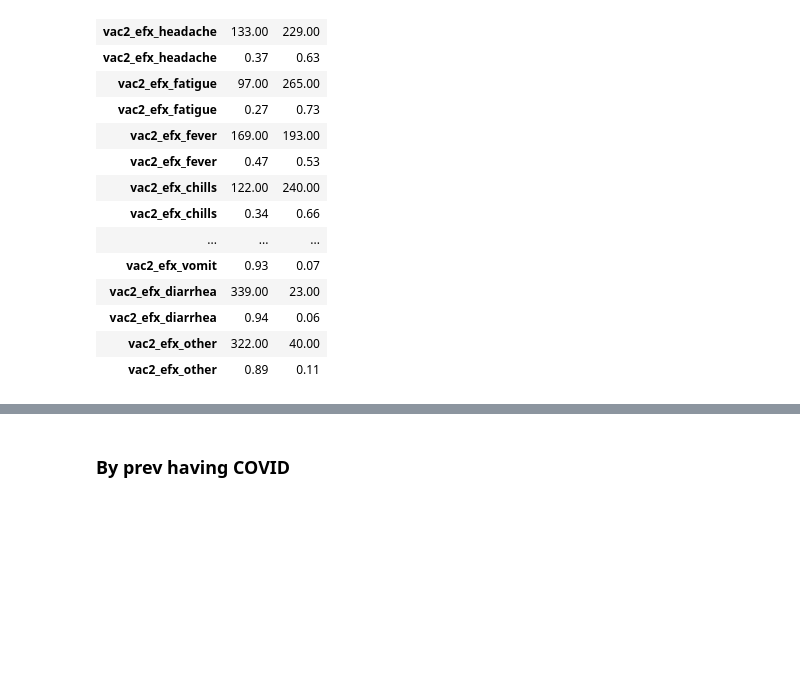
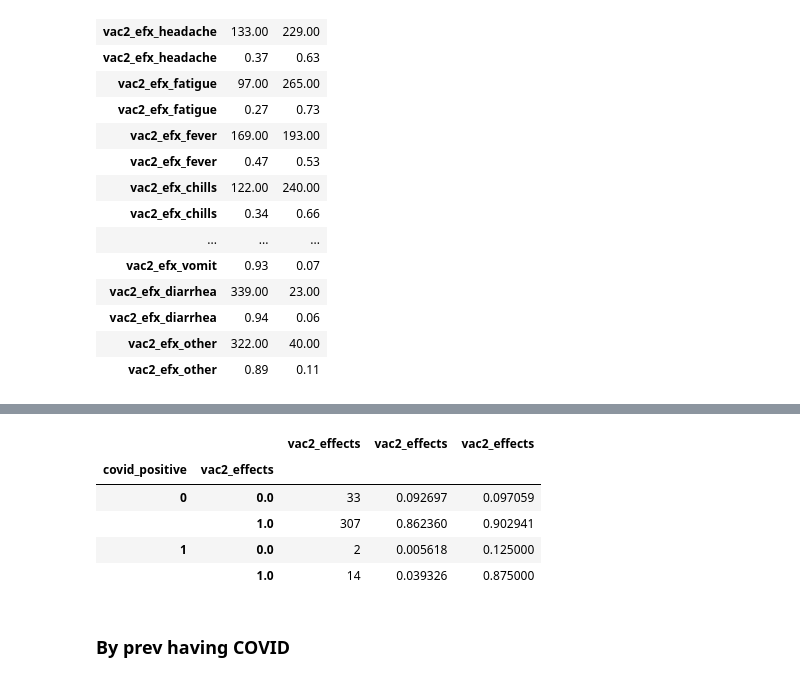
Before and after one commit to amillner/notebook_show, a Jupyter notebook: vaccine_survey.ipynb, the cells around one changed output, grey strips where cells are left out. Saved outputs shown, nothing was run; the diff lists cells and outputs as text; code cells hidden in the pictures; blank space fills up the shorter version.

```diff
--- a/vaccine_survey.ipynb
+++ b/vaccine_survey.ipynb
@@ -215,3 +235,13 @@ t.T
+# %%
+#Second vaccine
+gpby_tabl_cnt_pct(d_vac2_nosorearm,['covid_positive','vac2_effects'],'vac2_effects',reg=False)
+# %% [output]
+|  |  | vac2_effects | vac2_effects | vac2_effects |
+| covid_positive | vac2_effects |  |  |  |
+| 0 | 0.0 | 33 | 0.092697 | 0.097059 |
+|  | 1.0 | 307 | 0.862360 | 0.902941 |
+| 1 | 0.0 | 2 | 0.005618 | 0.125000 |
+|  | 1.0 | 14 | 0.039326 | 0.875000 |
 # %% [markdown]
 ### By prev having COVID
 # %%
```
Also changed, not shown: parts of 5 cells of this notebook.
